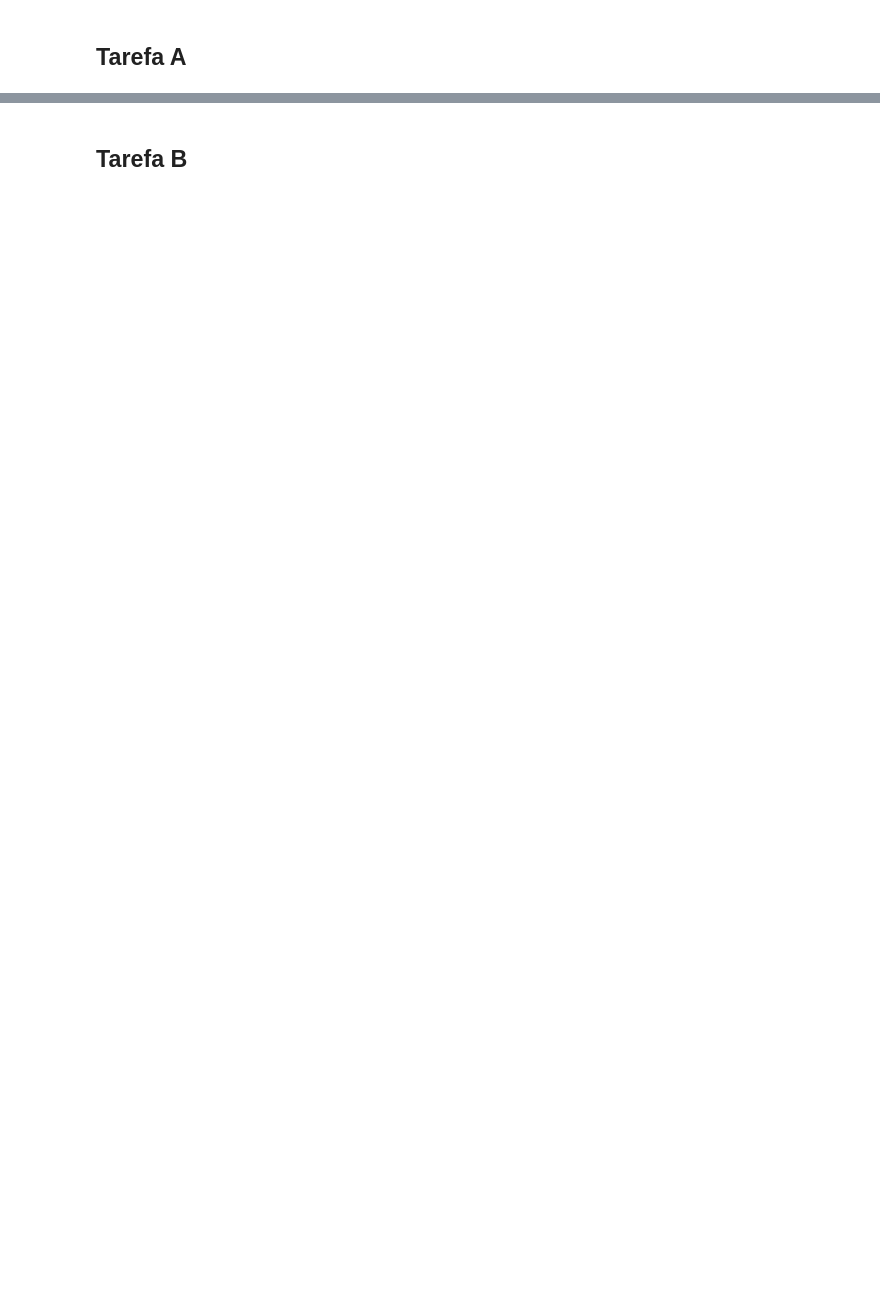
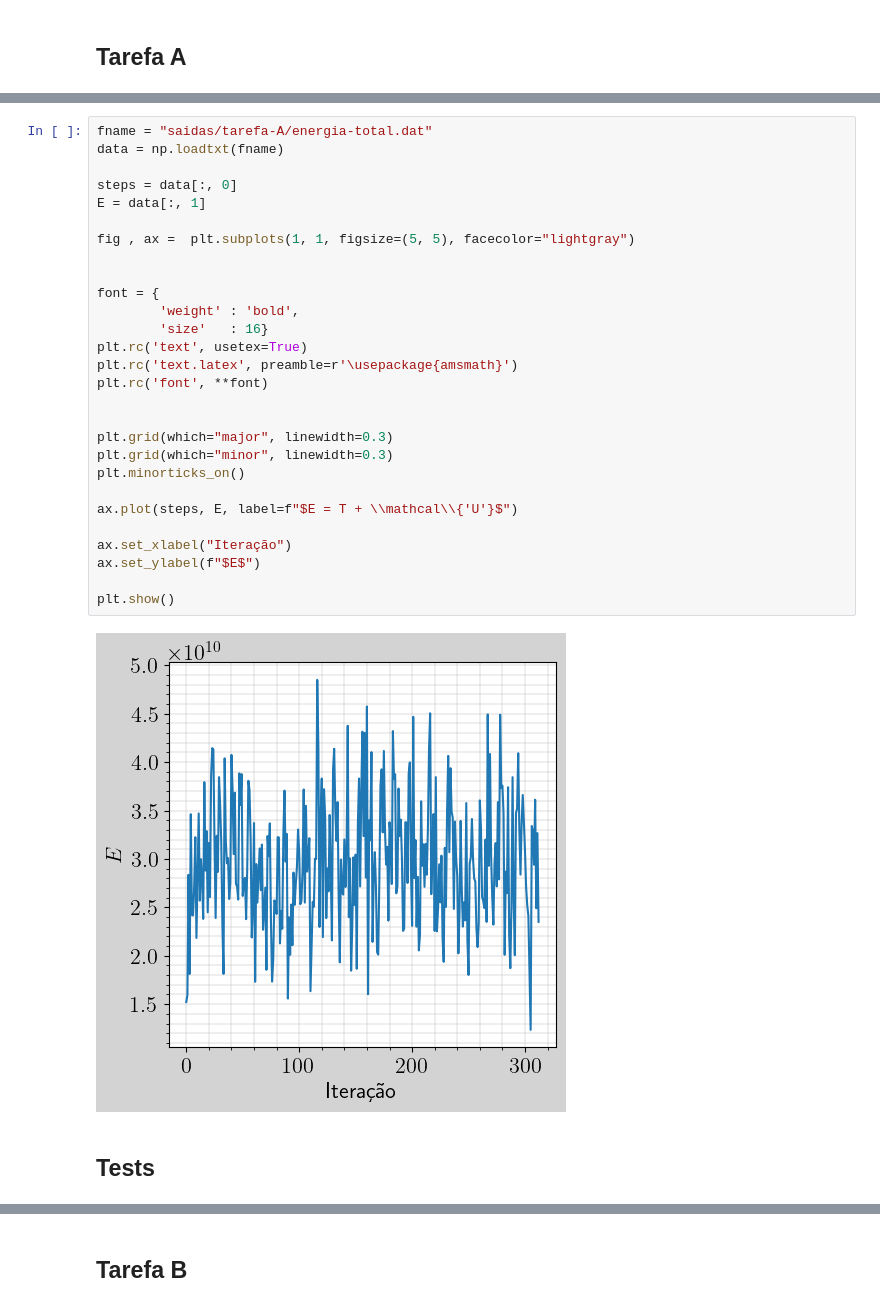
Before and after one commit to jeftersantiago/mec_estat_comp, a Jupyter notebook: projeto6/src/Projeto 6.ipynb, the cells around one changed output, grey strips where cells are left out. Cells and saved outputs as stored; diff of their text form; blank space fills up the shorter version.

```diff
--- a/projeto6/src/Projeto 6.ipynb
+++ b/projeto6/src/Projeto 6.ipynb
@@ -236,3 +322,35 @@ plt.plot(data[:, 0], data[:, 1], color='black',marker='o',markersize=10, markerf
+# %%
+fname = "saidas/tarefa-A/energia-total.dat"
+data = np.loadtxt(fname)
+
+steps = data[:, 0]
+E = data[:, 1]
+
+fig , ax =  plt.subplots(1, 1, figsize=(5, 5), facecolor="lightgray")
+
+
+font = {
+        'weight' : 'bold',
+        'size'   : 16}
+plt.rc('text', usetex=True)
+plt.rc('text.latex', preamble=r'\usepackage{amsmath}')
+plt.rc('font', **font)
+
+
+plt.grid(which="major", linewidth=0.3)
+plt.grid(which="minor", linewidth=0.3)
+plt.minorticks_on()
+
+ax.plot(steps, E, label=f"$E = T + \\mathcal\\{'U'}$")
+
+ax.set_xlabel("Iteração")
+ax.set_ylabel(f"$E$")
+
+plt.show()
+# %% [output]
+[figure, added]
+# %% [markdown]
+## Tests
 # %%
 import numpy as np
 import matplotlib.pyplot as plt
```
Also changed, not shown: parts of 13 cells of this notebook, 19 other files.
